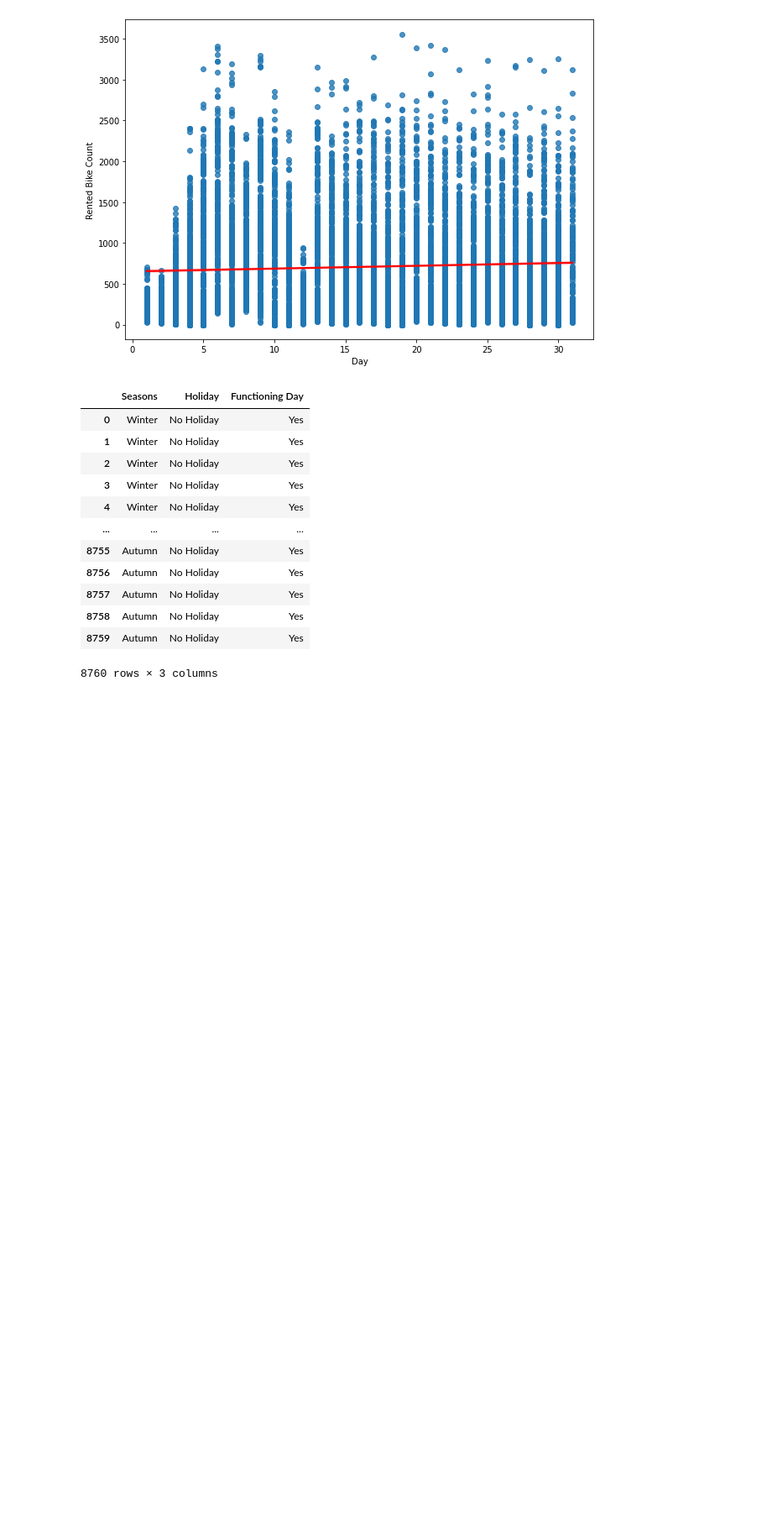
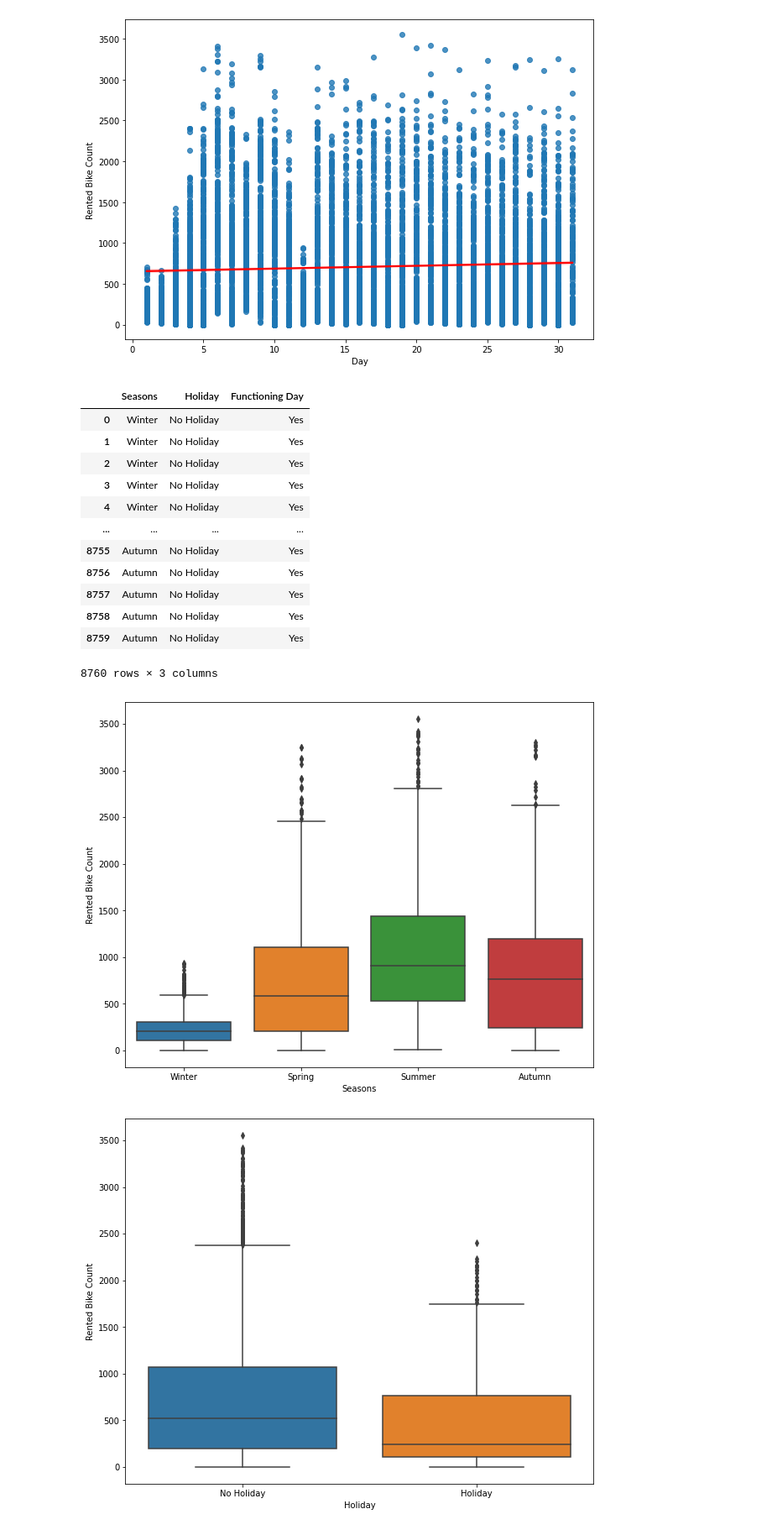
Before and after one commit to Ankitgpt357/Bike-Sharing-demand-prediction, a Jupyter notebook: Bike-Sharing-demand.ipynb, the cells around one changed output. Shown at 84% size. Saved outputs shown, nothing was run; the diff lists cells and outputs as text; code cells hidden in the pictures; blank space fills up the shorter version.

```diff
--- a/Bike-Sharing-demand.ipynb
+++ b/Bike-Sharing-demand.ipynb
@@ -346,3 +346,12 @@ categorical_features
 | 8758 | Autumn | No Holiday | Yes |
 | 8759 | Autumn | No Holiday | Yes |
 8760 rows × 3 columns
+# %%
+#ploting Box plot to visualize and trying to get information from plot
+for col in categorical_features:
+  plt.figure(figsize=(10,8))
+  sns.boxplot(x=df[col],y=df["Rented Bike Count"])
+  plt.show()
+# %% [output]
+[figure, added]
+[figure, added]
```
Also changed, not shown: parts of 28 cells of this notebook.
